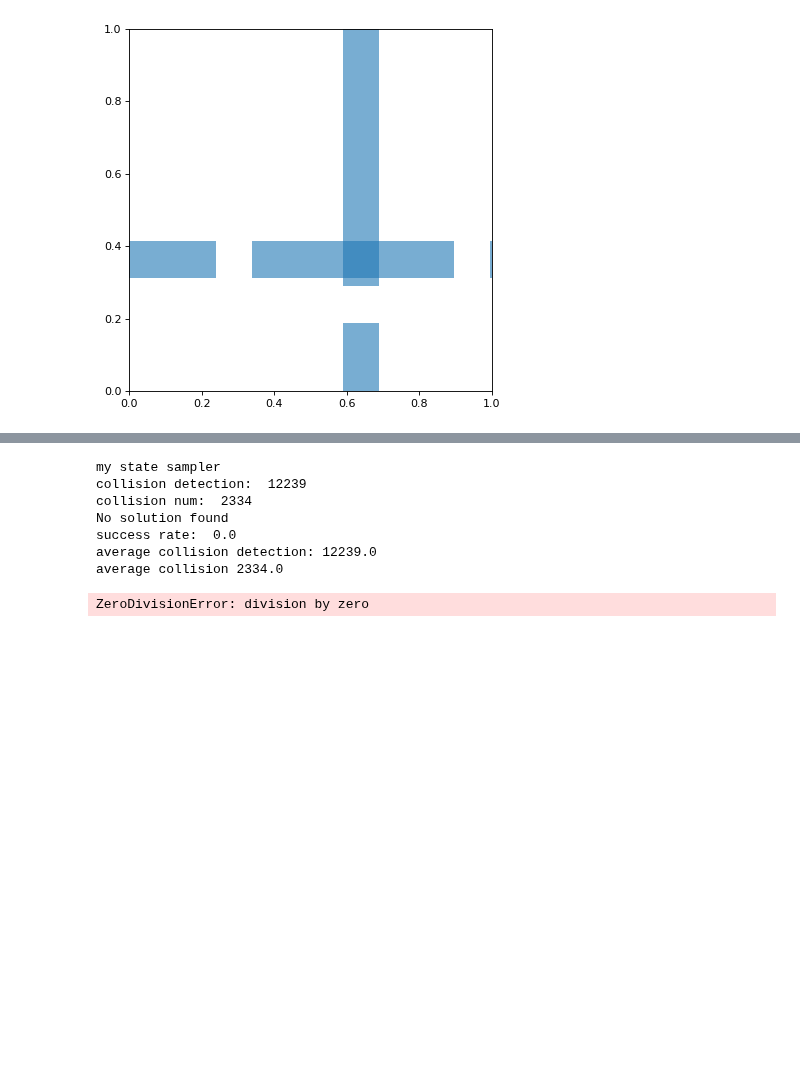
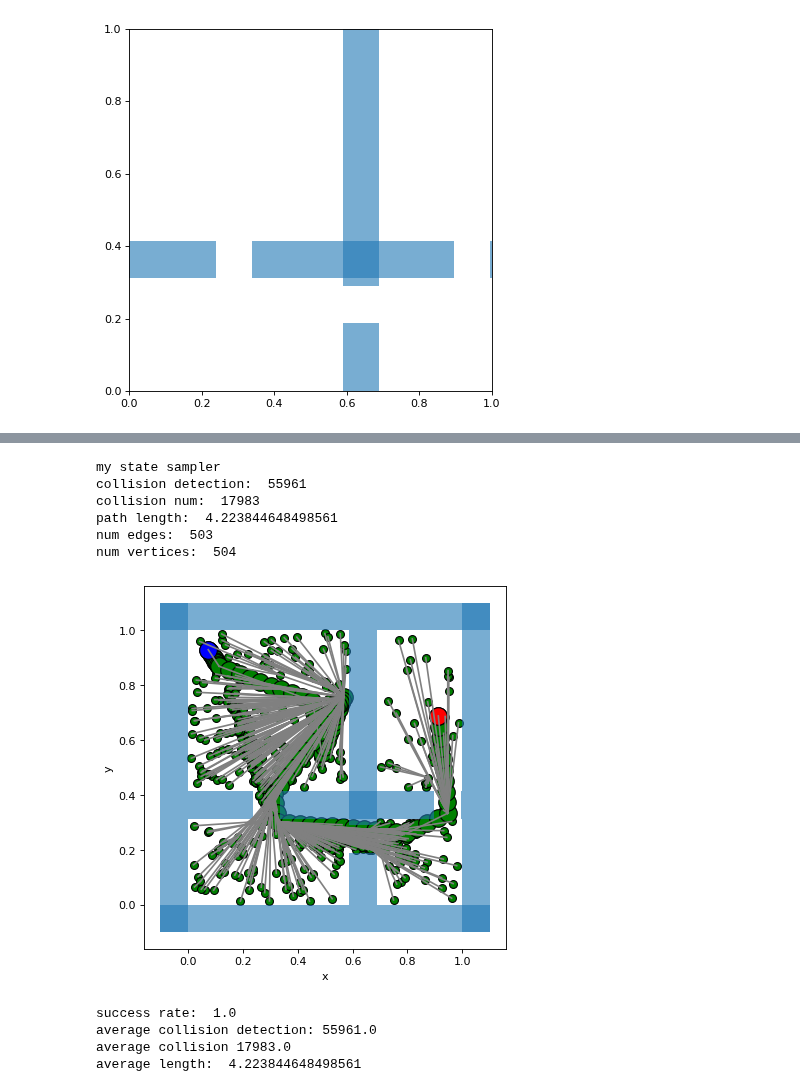
Before and after one commit to KarlRong/VAE-Motion-Planning, a Jupyter notebook: ompl_narrowpassage.ipynb, the cells around one changed output, grey strips where cells are left out. Saved outputs shown, nothing was run; the diff lists cells and outputs as text; code cells hidden in the pictures; blank space fills up the shorter version.

```diff
--- a/ompl_narrowpassage.ipynb
+++ b/ompl_narrowpassage.ipynb
@@ -498,5 +681,5 @@ class ValidityChecker(ob.StateValidityChecker):
 # %%
-# fmt_star
+# rrt_star
 sucess = 0
 total = 0
 total_length = 0
@@ -536,7 +719,7 @@ for i in range(0,1):
     pdef.setStartAndGoalStates(start, goal)
     si.setValidStateSamplerAllocator (ob.ValidStateSamplerAllocator(allocMyValidStateSampler))
     si.getStateSpace().setStateSamplerAllocator(ob.StateSamplerAllocator(allocMyStateSampler))
-    optimizingPlanner = allocatePlanner(si, 'fmtstar')
+    optimizingPlanner = allocatePlanner(si, 'rrtstar')
     # planner = og.RRTConnect(si)
     # set the problem we are trying to solve for the planner
     optimizingPlanner.setProblemDefinition(pdef)
@@ -546,39 +729,42 @@ for i in range(0,1):
     # print the settings for this space
     # print(si.settings())
     # print the problem settings
     # print(pdef)
     # attempt to solve the problem within one second of planning time
     solved = optimizingPlanner.solve(1)
     print("collision detection: ", mychecker.count)
     total_collision_detection += mychecker.count
     print("collision num: ", mychecker.collision_count)
     total_collision += mychecker.collision_count
 
     total += 1
     if solved.asString() == 'Exact solution':
         # get the goal representation from the problem definition (not the same as the goal state)
         # and inquire about the found path
         path = pdef.getSolutionPath()
         if path:
             print("path length: ", pdef.getSolutionPath().length())
             total_length += pdef.getSolutionPath().length()
     #     print("Found solution:\n%s" % path)
-            plt_ompl_result(con, start, goal,path, mychecker)
+            plt_ompl_result(con, start, goal,path, mychecker, si, optimizingPlanner)
         sucess += 1
     else:
         print("No solution found")
 
 print("success rate: ", sucess/total)
 print("average collision detection:", total_collision_detection/total)
 print("average collision", total_collision/total)
 print("average length: ", total_length/sucess)
 # %% [output]
 my state sampler
-collision detection:  12239
-collision num:  2334
-No solution found
-success rate:  0.0
-average collision detection: 12239.0
-average collision 2334.0
+collision detection:  55961
+collision num:  17983
+path length:  4.223844648498561
+num edges:  503
+num vertices:  504
+[figure, added]
-ZeroDivisionError: division by zero
+success rate:  1.0
+average collision detection: 55961.0
+average collision 17983.0
+average length:  4.223844648498561
 # %%
```
Also changed, not shown: parts of 9 cells of this notebook, 3 other files.
